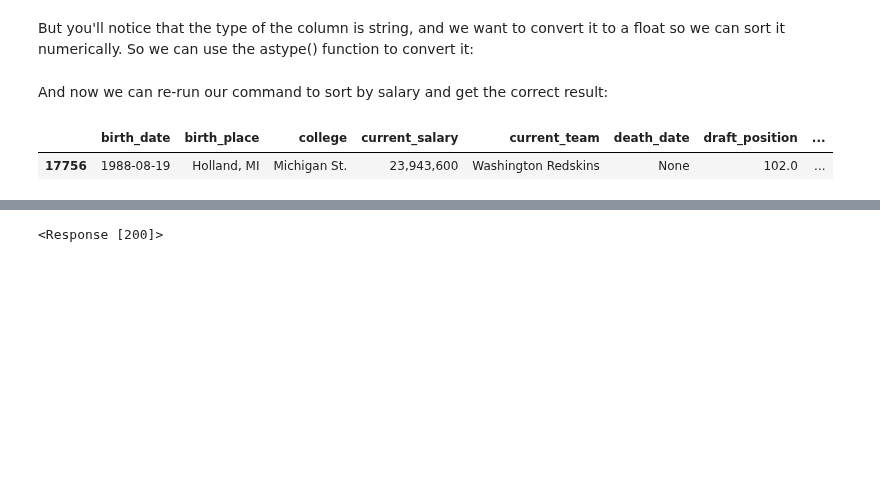
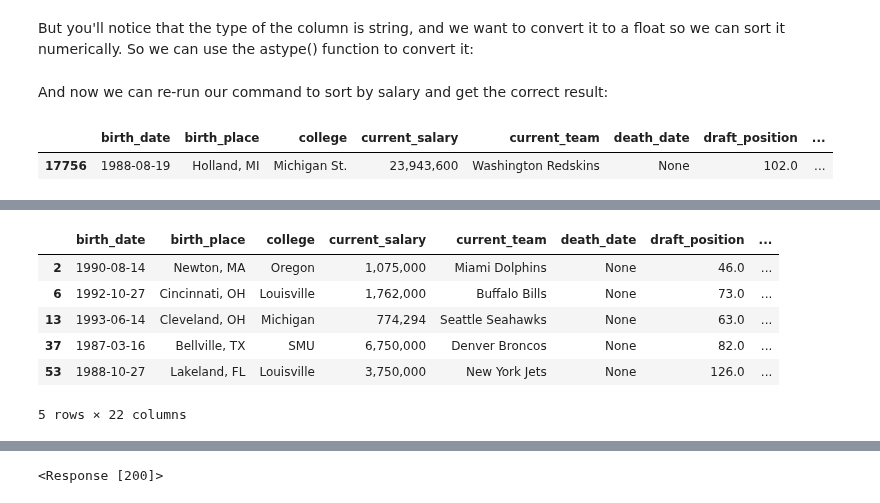
Before and after one commit to anhnguyendepocen/si370, a Jupyter notebook: 03_Loading_Data.ipynb, the cells around one changed output, grey strips where cells are left out. Saved outputs shown, nothing was run; the diff lists cells and outputs as text; code cells hidden in the pictures; blank space fills up the shorter version.

Commit message:
Added exercises; draft 1 done

```diff
--- a/03_Loading_Data.ipynb
+++ b/03_Loading_Data.ipynb
@@ -201,0 +176,4 @@ Name: Sport, dtype: int64
+# %%
+bins = [0,1000000,10000000,1000000000]
+# %%
+dummies = pd.get_dummies(pd.cut(nfl_football_players_salaries['current_salary_cleaned'],bins,labels=['small','medium','large']))
@@ -201,0 +189,12 @@ Name: Sport, dtype: int64
+# %%
+nfl_cats = pd.concat([nfl_football_players_salaries,dummies],axis=1)
+# %%
+nfl_cats.head()
+# %% [output]
+|  | birth_date | birth_place | college | current_salary | current_team | death_date | draft_position | ... |
+| 2 | 1990-08-14 | Newton, MA | Oregon | 1,075,000 | Miami Dolphins | None | 46.0 | ... |
+| 6 | 1992-10-27 | Cincinnati, OH | Louisville | 1,762,000 | Buffalo Bills | None | 73.0 | ... |
+| 13 | 1993-06-14 | Cleveland, OH | Michigan | 774,294 | Seattle Seahawks | None | 63.0 | ... |
+| 37 | 1987-03-16 | Bellville, TX | SMU | 6,750,000 | Denver Broncos | None | 82.0 | ... |
+| 53 | 1988-10-27 | Lakeland, FL | Louisville | 3,750,000 | New York Jets | None | 126.0 | ... |
+5 rows × 22 columns
```
Also changed, not shown: parts of 43 cells of this notebook.
